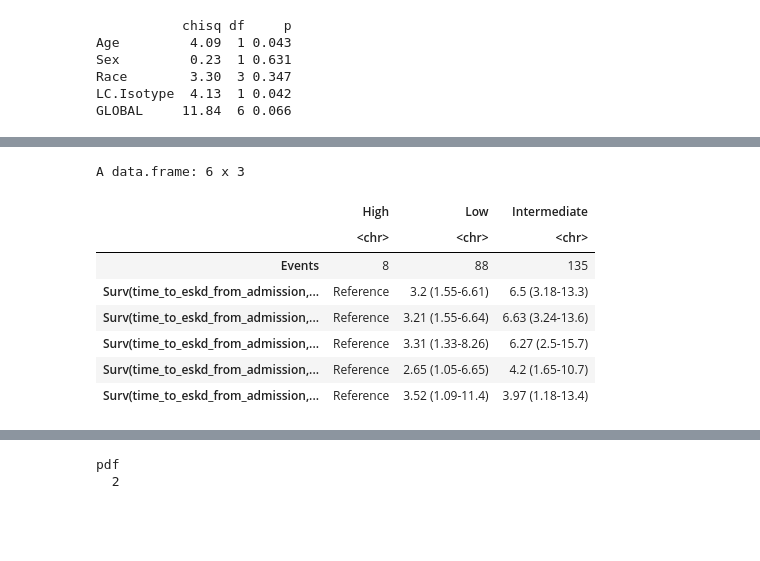
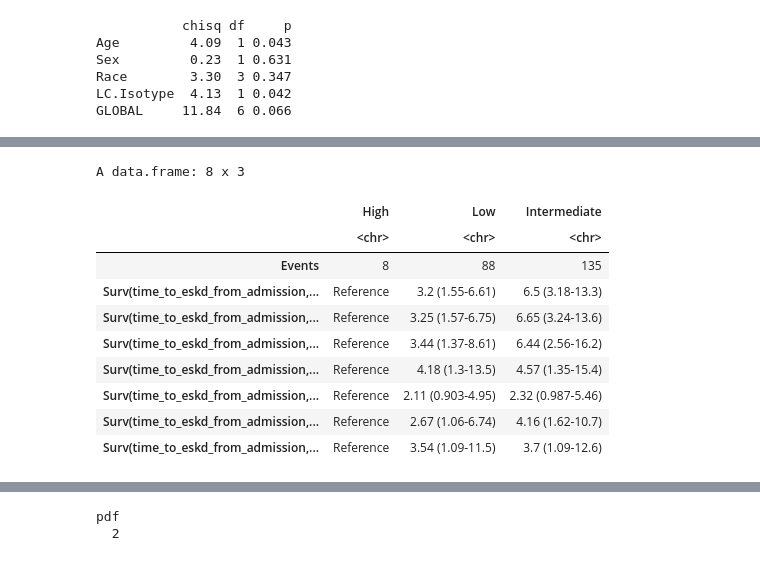
Before and after one commit to shankara-a/amyloidosis_bmc_2023, a Jupyter notebook: 04b_eskd_prediction.ipynb, the cells around one changed output, grey strips where cells are left out. Drawn from its saved outputs; the diff is of its cells as text; code cells hidden in the pictures; blank space fills up the shorter version.

```diff
--- a/04b_eskd_prediction.ipynb
+++ b/04b_eskd_prediction.ipynb
@@ -74,6 +76,7 @@ eskd.df$fna3_cluster_n <- factor(eskd.df$fna3_cluster_n, levels=c("High","Low","
 # %%
 # Baseline Model
 eskd.crude <- coxph(Surv(time_to_eskd_from_admission, treatment_eskd) ~ fna3_cluster_n, data=eskd.df)
+eskd.stage <- coxph(Surv(time_to_eskd_from_admission, treatment_eskd) ~ Renal.Stage..Palladini., data=eskd.df)
 eskd.baseline <- coxph(Surv(time_to_eskd_from_admission, treatment_eskd) ~ Age + Sex + Race + LC.Isotype, data=eskd.df)
 cox.zph(eskd.baseline)
 # %% [output]
@@ -163,8 +110,0 @@ Score (logrank) test = 217.4  on 10 df,   p=<2e-16
-# %%
-# Model w/ Labs
-# Adjusted by eGFR for time
-eskd.labs.stage.t <- coxph(Surv(time_to_eskd_from_admission, treatment_eskd) ~ Renal.Stage..Palladini. + Age + Sex + Race + eGFR + tt(eGFR) +
-    log2(X24_hr_UTP+1) + strata(LC.Isotype),
-    data=eskd.df,
-    tt=function(x,t,...) x * log(t))
-summary(eskd.labs.stage.t)
@@ -189,15 +110,0 @@ Score (logrank) test = 226.2  on 10 df,   p=<2e-16
-# %%
-# Model w/ Labs
-# Adjusted by eGFR for time
-eskd.labs.stage.cluster.t <- coxph(Surv(time_to_eskd_from_admission, treatment_eskd) ~ fna3_cluster_n + Renal.Stage..Palladini. + Age + Sex + Race + eGFR + tt(eGFR) +
-    log2(X24_hr_UTP+1) + strata(LC.Isotype),
-    data=eskd.df,
-    tt=function(x,t,...) x * log(t))
-
-# Model w/ Labs
-# Adjusted by eGFR for time
-# Add albumin
-eskd.labs.stage.cluster.v2.t <- coxph(Surv(time_to_eskd_from_admission, treatment_eskd) ~ fna3_cluster_n + Renal.Stage..Palladini. + Age + Sex + Race + eGFR + tt(eGFR) +
-    log2(X24_hr_UTP+1) + Albumin + strata(LC.Isotype),
-    data=eskd.df,
-    tt=function(x,t,...) x * log(t))
@@ -215,24 +111,40 @@ A data.frame: 5 x 2
+# %%
+# Proteinuria & eGFR
+eskd.labs.cluster.t <- coxph(Surv(time_to_eskd_from_admission, treatment_eskd) ~ fna3_cluster_n + Age + tt(Age) + Sex + Race + eGFR + tt(eGFR) + log2(X24_hr_UTP+1) + strata(LC.Isotype) + strata(Era), data=eskd.df, x=TRUE, tt=function(x,t,...) x * log(t))
+eskd.labs.stage.t <- coxph(Surv(time_to_eskd_from_admission, treatment_eskd) ~ Renal.Stage..Palladini. + Age + tt(Age) + Sex + Race + eGFR + tt(eGFR) + log2(X24_hr_UTP+1) + strata(LC.Isotype) + strata(Era), data=eskd.df, x=TRUE, tt=function(x,t,...) x * log(t))
+eskd.labs.cluster.stage.t <- coxph(Surv(time_to_eskd_from_admission, treatment_eskd) ~ fna3_cluster_n + Renal.Stage..Palladini. + Age + tt(Age) + Sex + Race + eGFR + tt(eGFR) + log2(X24_hr_UTP+1) + strata(LC.Isotype) + strata(Era), data=eskd.df, x=TRUE, tt=function(x,t,...) x * log(t))
+
+# Proteinuria & eGFR & Albumin
+eskd.labs.cluster.v2.t <- coxph(Surv(time_to_eskd_from_admission, treatment_eskd) ~ fna3_cluster_n + Age + tt(Age) + Sex + Race + eGFR + tt(eGFR) + log2(X24_hr_UTP+1) + Albumin + strata(LC.Isotype) + strata(Era), data=eskd.df, x=TRUE, tt=function(x,t,...) x * log(t))
+eskd.labs.stage.v2.t <- coxph(Surv(time_to_eskd_from_admission, treatment_eskd) ~ Renal.Stage..Palladini. + Age + tt(Age) + Sex + Race + eGFR + tt(eGFR) + log2(X24_hr_UTP+1) + Albumin + strata(LC.Isotype) + strata(Era), data=eskd.df, x=TRUE, tt=function(x,t,...) x * log(t))
+eskd.labs.cluster.stage.v2.t <- coxph(Surv(time_to_eskd_from_admission, treatment_eskd) ~ fna3_cluster_n + Renal.Stage..Palladini. + Age + tt(Age) + Sex + Race + eGFR + tt(eGFR) + log2(X24_hr_UTP+1) + Albumin + strata(LC.Isotype) + strata(Era), data=eskd.df, x=TRUE, tt=function(x,t,...) x * log(t))
 # %%
-cox_models <- list(eskd.crude, eskd.baseline.cluster.t, eskd.labs.cluster.t, eskd.labs.stage.cluster.t, eskd.labs.stage.cluster.v2.t)
+cox_models <- list(eskd.crude,
+    eskd.baseline.cluster.t, eskd.labs.cluster.t, eskd.labs.cluster.v2.t,
+    eskd.baseline.cluster.stage.t, eskd.labs.cluster.stage.t, eskd.labs.cluster.stage.v2.t
+)
+
 cox_summary <- coxSummary(cox_models, var="fna3_cluster_n")
 cox_summary$High <- "Reference"
 
 # # Add events
 result <- eskd.df %>%
     filter(!is.na(eval(fna3_cluster_n))) %>%
     group_by(fna3_cluster_n) %>%
     summarize(Events = sum(treatment_eskd)) %>%
     column_to_rownames(var = "fna3_cluster_n")
 
-cox_summmary <- rbind(t(result), cox_summary)
-cox_summmary
+cox_summary <- rbind(t(result), cox_summary)
+cox_summary
 # %% [output]
-A data.frame: 6 x 3
+A data.frame: 8 x 3
 |  | High | Low | Intermediate |
 |  | <chr> | <chr> | <chr> |
 | Events | 8 | 88 | 135 |
 | Surv(time_to_eskd_from_admission,... | Reference | 3.2 (1.55-6.61) | 6.5 (3.18-13.3) |
-| Surv(time_to_eskd_from_admission,... | Reference | 3.21 (1.55-6.64) | 6.63 (3.24-13.6) |
-| Surv(time_to_eskd_from_admission,... | Reference | 3.31 (1.33-8.26) | 6.27 (2.5-15.7) |
-| Surv(time_to_eskd_from_admission,... | Reference | 2.65 (1.05-6.65) | 4.2 (1.65-10.7) |
-| Surv(time_to_eskd_from_admission,... | Reference | 3.52 (1.09-11.4) | 3.97 (1.18-13.4) |
+| Surv(time_to_eskd_from_admission,... | Reference | 3.25 (1.57-6.75) | 6.65 (3.24-13.6) |
+| Surv(time_to_eskd_from_admission,... | Reference | 3.44 (1.37-8.61) | 6.44 (2.56-16.2) |
+| Surv(time_to_eskd_from_admission,... | Reference | 4.18 (1.3-13.5) | 4.57 (1.35-15.4) |
+| Surv(time_to_eskd_from_admission,... | Reference | 2.11 (0.903-4.95) | 2.32 (0.987-5.46) |
+| Surv(time_to_eskd_from_admission,... | Reference | 2.67 (1.06-6.74) | 4.16 (1.62-10.7) |
+| Surv(time_to_eskd_from_admission,... | Reference | 3.54 (1.09-11.5) | 3.7 (1.09-12.6) |
```
Also changed, not shown: parts of 32 cells of this notebook, 5 other files.
